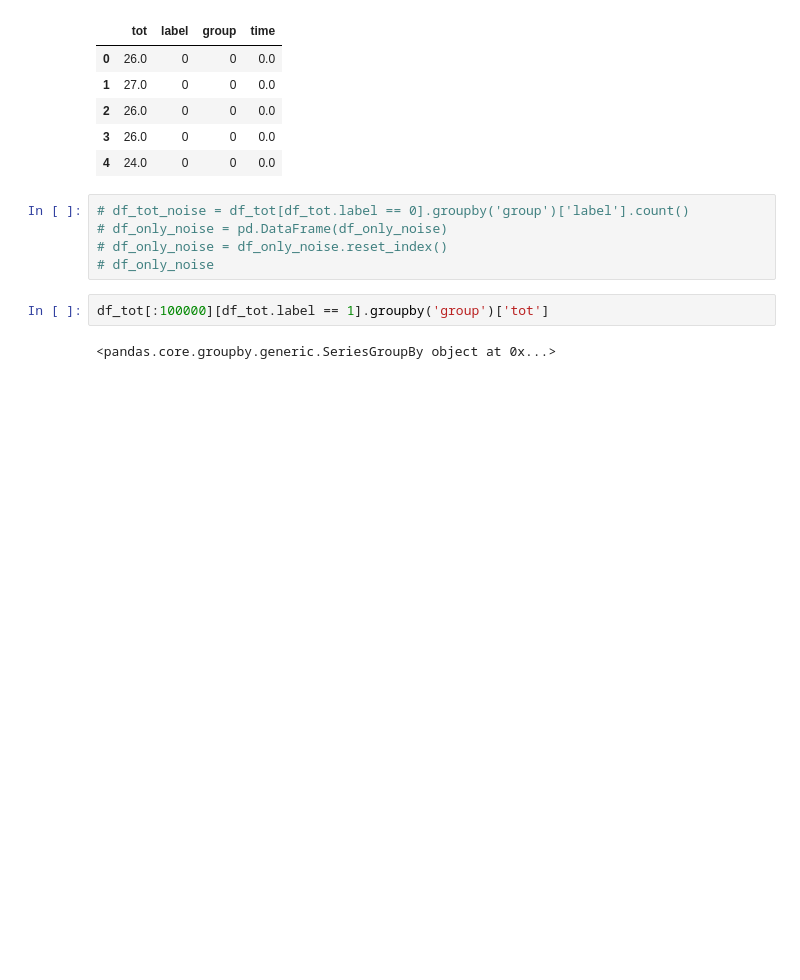
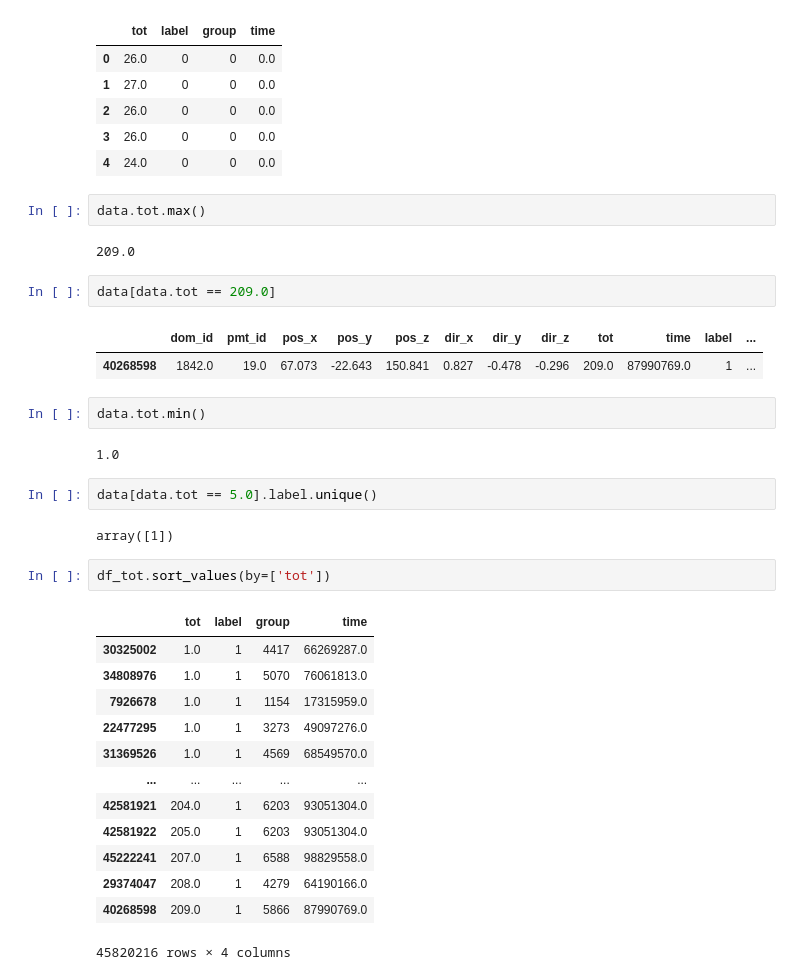
Before and after one commit to shrutirao94/km3net-neutrino-detection, a Jupyter notebook: notebooks/exploration.ipynb, the cells around one changed output. Drawn from its saved outputs; the diff is of its cells as text; blank space fills up the shorter version.

```diff
--- a/notebooks/exploration.ipynb
+++ b/notebooks/exploration.ipynb
@@ -387,12 +393,36 @@ df_tot.head()
 | 2 | 26.0 | 0 | 0 | 0.0 |
 | 3 | 26.0 | 0 | 0 | 0.0 |
 | 4 | 24.0 | 0 | 0 | 0.0 |
-# %%
-# df_tot_noise = df_tot[df_tot.label == 0].groupby('group')['label'].count()
-# df_only_noise = pd.DataFrame(df_only_noise)
-# df_only_noise = df_only_noise.reset_index()
-# df_only_noise
-# %%
-df_tot[:100000][df_tot.label == 1].groupby('group')['tot']
-# %% [output]
-<pandas.core.groupby.generic.SeriesGroupBy object at 0x...>
+# %%
+data.tot.max()
+# %% [output]
+209.0
+# %%
+data[data.tot == 209.0]
+# %% [output]
+|  | dom_id | pmt_id | pos_x | pos_y | pos_z | dir_x | dir_y | dir_z | tot | time | label | ... |
+| 40268598 | 1842.0 | 19.0 | 67.073 | -22.643 | 150.841 | 0.827 | -0.478 | -0.296 | 209.0 | 87990769.0 | 1 | ... |
+# %%
+data.tot.min()
+# %% [output]
+1.0
+# %%
+data[data.tot == 5.0].label.unique()
+# %% [output]
+array([1])
+# %%
+df_tot.sort_values(by=['tot'])
+# %% [output]
+|  | tot | label | group | time |
+| 30325002 | 1.0 | 1 | 4417 | 66269287.0 |
+| 34808976 | 1.0 | 1 | 5070 | 76061813.0 |
+| 7926678 | 1.0 | 1 | 1154 | 17315959.0 |
+| 22477295 | 1.0 | 1 | 3273 | 49097276.0 |
+| 31369526 | 1.0 | 1 | 4569 | 68549570.0 |
+| ... | ... | ... | ... | ... |
+| 42581921 | 204.0 | 1 | 6203 | 93051304.0 |
+| 42581922 | 205.0 | 1 | 6203 | 93051304.0 |
+| 45222241 | 207.0 | 1 | 6588 | 98829558.0 |
+| 29374047 | 208.0 | 1 | 4279 | 64190166.0 |
+| 40268598 | 209.0 | 1 | 5866 | 87990769.0 |
+45820216 rows × 4 columns
```
Also changed, not shown: parts of 12 cells of this notebook.
